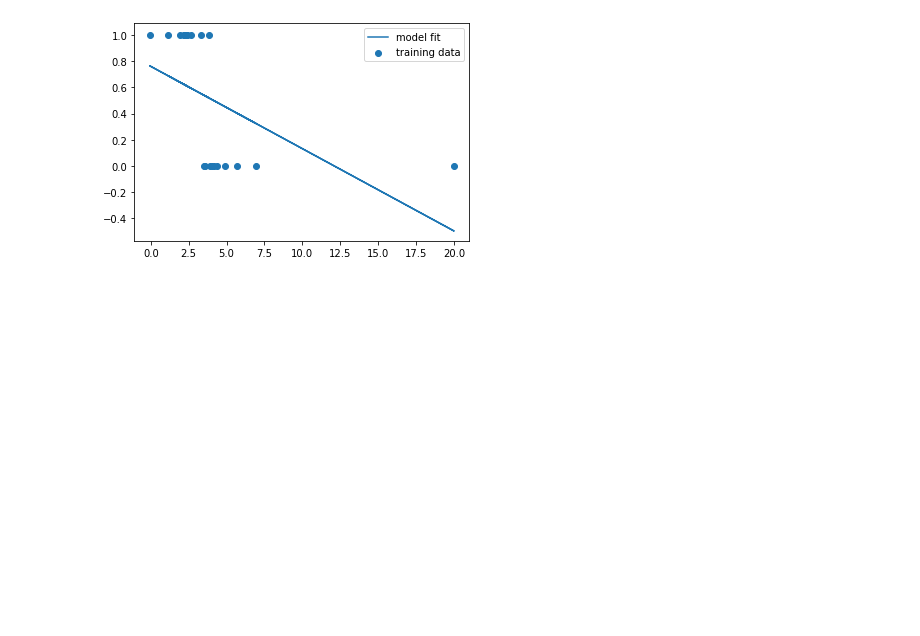
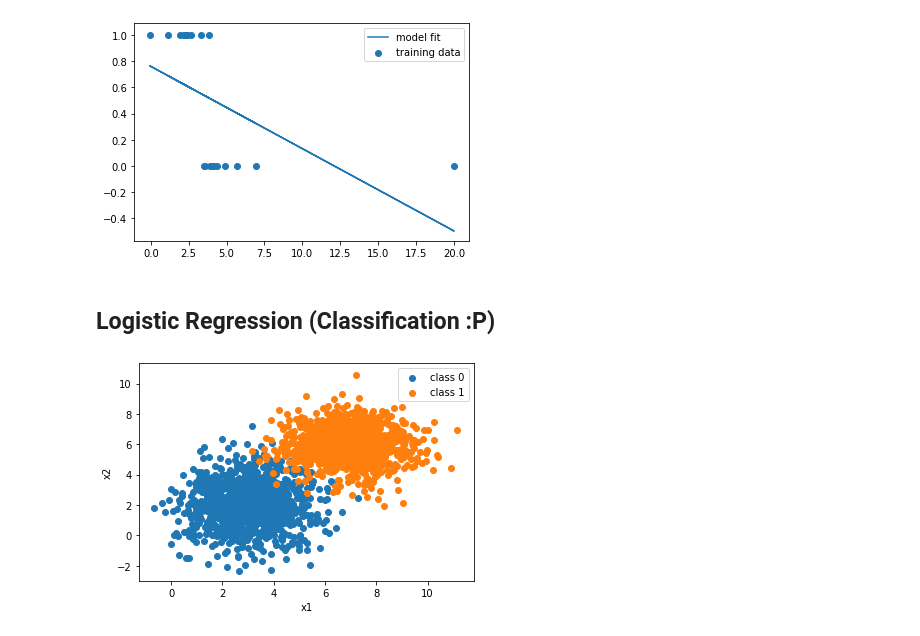
Before and after one commit to SagarDePrem/TF_essentials, a Jupyter notebook: Classification/Classification.ipynb, the cells around one changed output. Cells and saved outputs as stored; diff of their text form; code cells hidden in the pictures; blank space fills up the shorter version.

Commit message:
Logistic Regression done

```diff
--- a/Classification/Classification.ipynb
+++ b/Classification/Classification.ipynb
@@ -116,3 +116,24 @@ plt.legend()
 plt.show()
 # %% [output]
 [figure]
+# %% [markdown]
+## Logistic Regression (Classification :P)
+# %%
+# Gernerate fake 2D data
+x1_l1=np.random.normal(3,1.3,[1000,1])
+x1_l2=np.random.normal(7,1.2,[1000,1])
+x2_l1=np.random.normal(2,1.5,[1000,1])
+x2_l2=np.random.normal(6,1.1,[1000,1])
+x1=np.append(x1_l1,x1_l2,axis=0)
+x2=np.append(x2_l1,x2_l2,axis=0)
+x=np.append(x1,x2,axis=1)
+y=np.array([[0.]*len(x1_l1)+[1.]*len(x2_l2)]).T
+
+plt.scatter(x1_l1,x2_l1,label='class 0')
+plt.scatter(x1_l2,x2_l2,label='class 1')
+plt.legend()
+plt.xlabel('x1')
+plt.ylabel('x2')
+plt.show()
+# %% [output]
+[figure, added]
```
Also changed, not shown: parts of 8 cells of this notebook.
